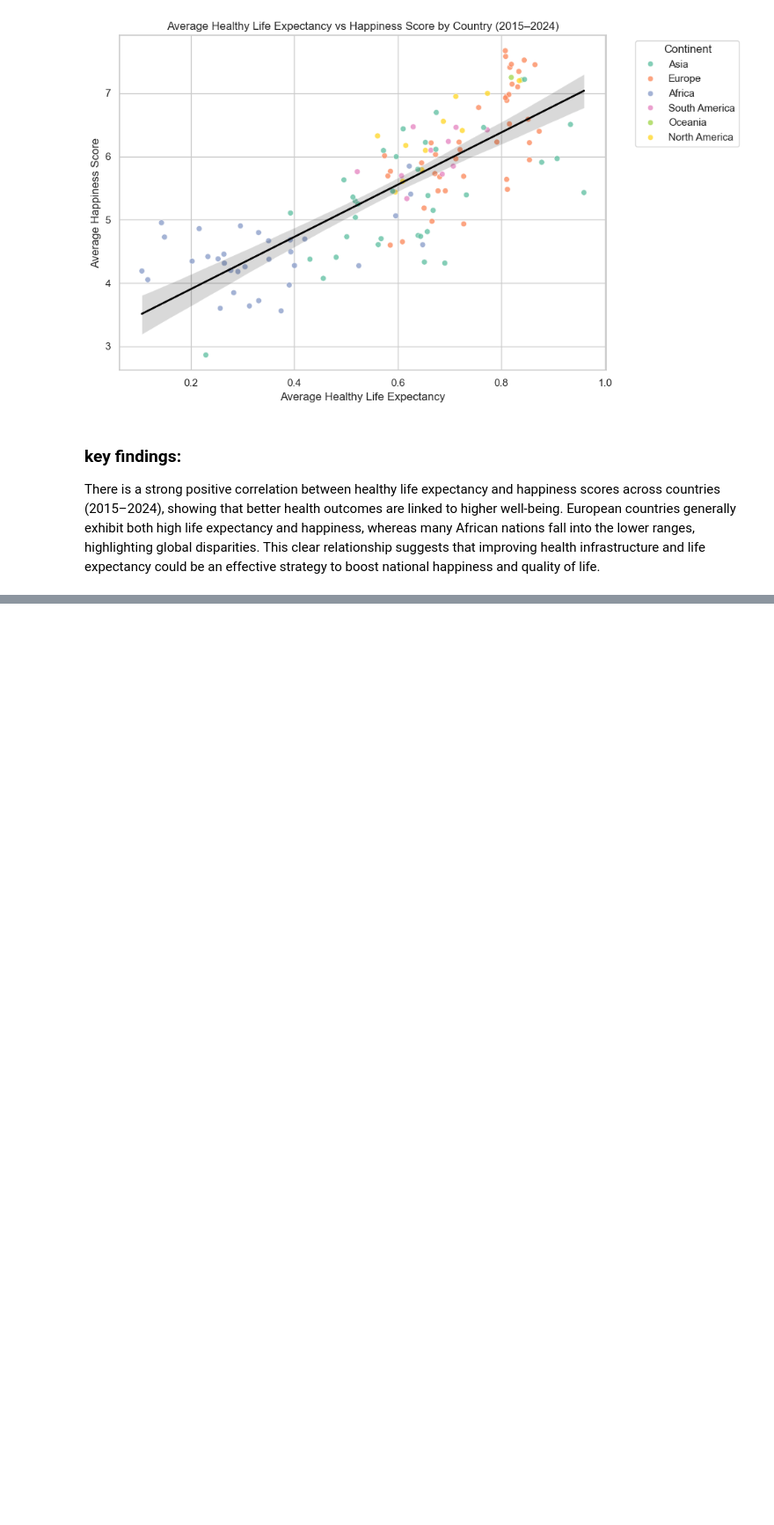
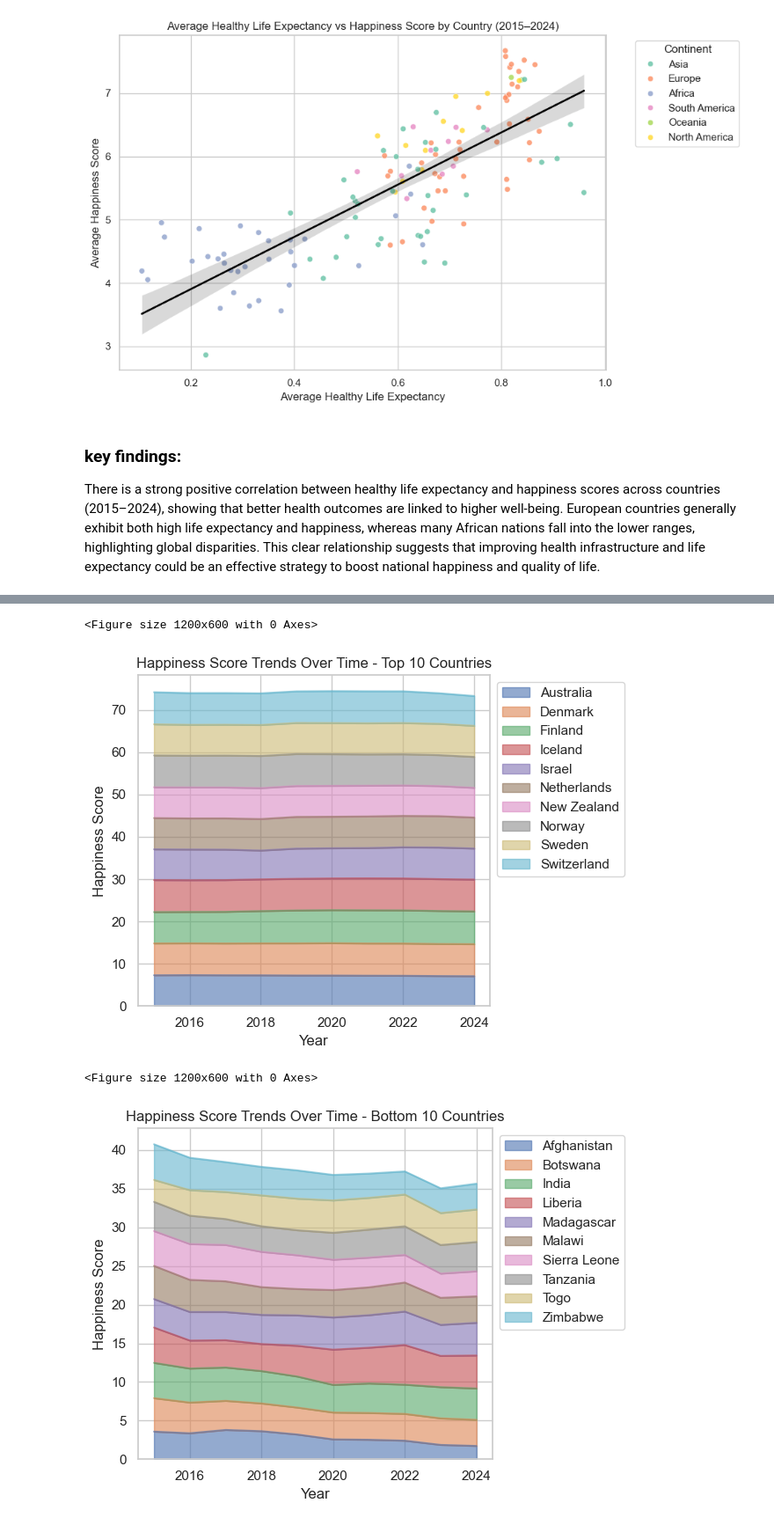
Before and after one commit to angeljayakumar/world-happiness-analytics, a Jupyter notebook: jupyter_notebooks/02_descriptive_analysis.ipynb, the cells around one changed output, grey strips where cells are left out. Shown at 88% size. Cells and saved outputs as stored; diff of their text form; code cells hidden in the pictures; blank space fills up the shorter version.

Commit message:
Add filled line plots showing happiness score trends (2015–2024) for top 10 and bottom 10 countries, with key findings.

```diff
--- a/jupyter_notebooks/02_descriptive_analysis.ipynb
+++ b/jupyter_notebooks/02_descriptive_analysis.ipynb
@@ -609,0 +614,38 @@ There is a strong positive correlation between healthy life expectancy and happi
+# %%
+# Get top 10 and bottom 10 countries by average happiness
+avg_happiness = df.groupby('Country')['Happiness Score'].mean()
+top_10 = avg_happiness.nlargest(10).index
+bottom_10 = avg_happiness.nsmallest(10).index
+
+# Filter data
+df_top = df[df['Country'].isin(top_10)]
+df_bottom = df[df['Country'].isin(bottom_10)]
+
+# Pivot data for plotting
+top_pivot = df_top.pivot(index='Year', columns='Country', values='Happiness Score')
+bottom_pivot = df_bottom.pivot(index='Year', columns='Country', values='Happiness Score')
+
+# Plot top 10 area chart
+plt.figure(figsize=(12, 6))
+top_pivot.plot.area(alpha=0.6)
+plt.title('Happiness Score Trends Over Time - Top 10 Countries')
+plt.ylabel('Happiness Score')
+plt.xlabel('Year')
+plt.legend(loc='upper left', bbox_to_anchor=(1,1))
+plt.tight_layout()
+plt.show()
+
+# Plot bottom 10 area chart
+plt.figure(figsize=(12, 6))
+bottom_pivot.plot.area(alpha=0.6)
+plt.title('Happiness Score Trends Over Time - Bottom 10 Countries')
+plt.ylabel('Happiness Score')
+plt.xlabel('Year')
+plt.legend(loc='upper left', bbox_to_anchor=(1,1))
+plt.tight_layout()
+plt.show()
+# %% [output]
+<Figure size 1200x600 with 0 Axes>
+[figure, added]
+<Figure size 1200x600 with 0 Axes>
+[figure, added]
```
Also changed, not shown: parts of 3 cells of this notebook.
